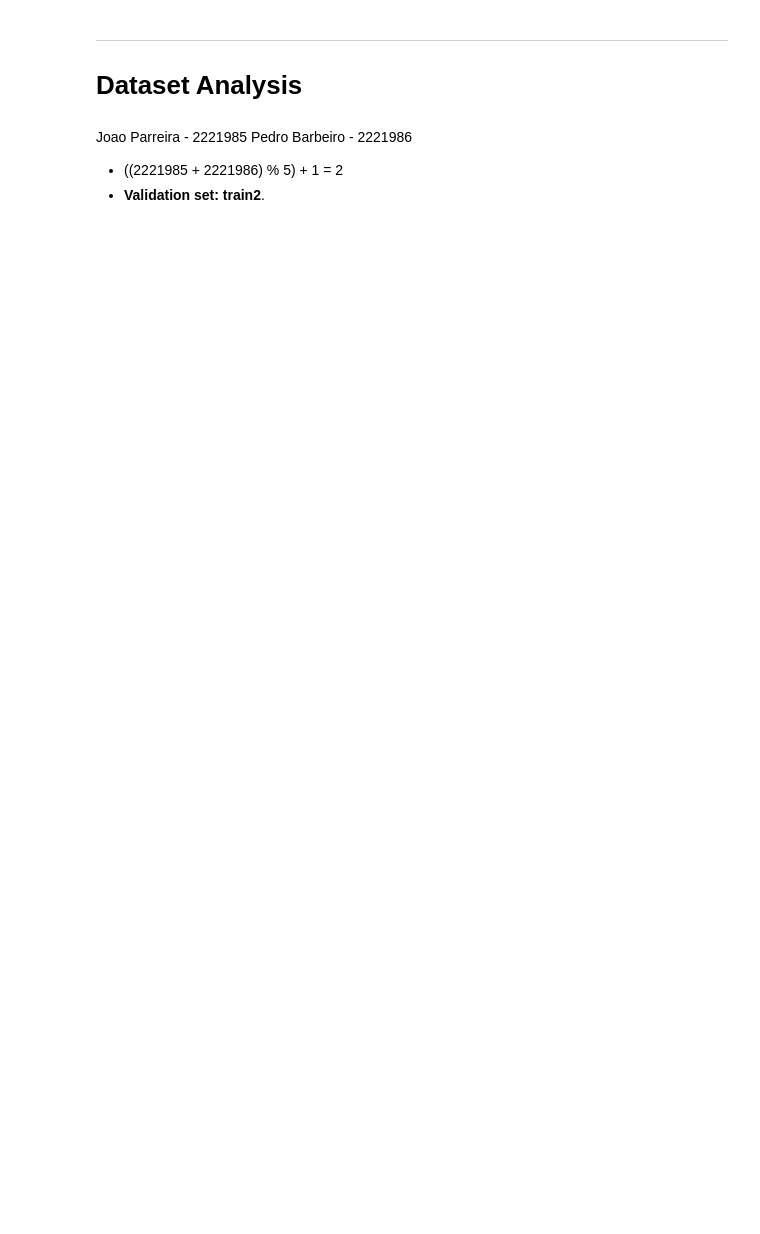
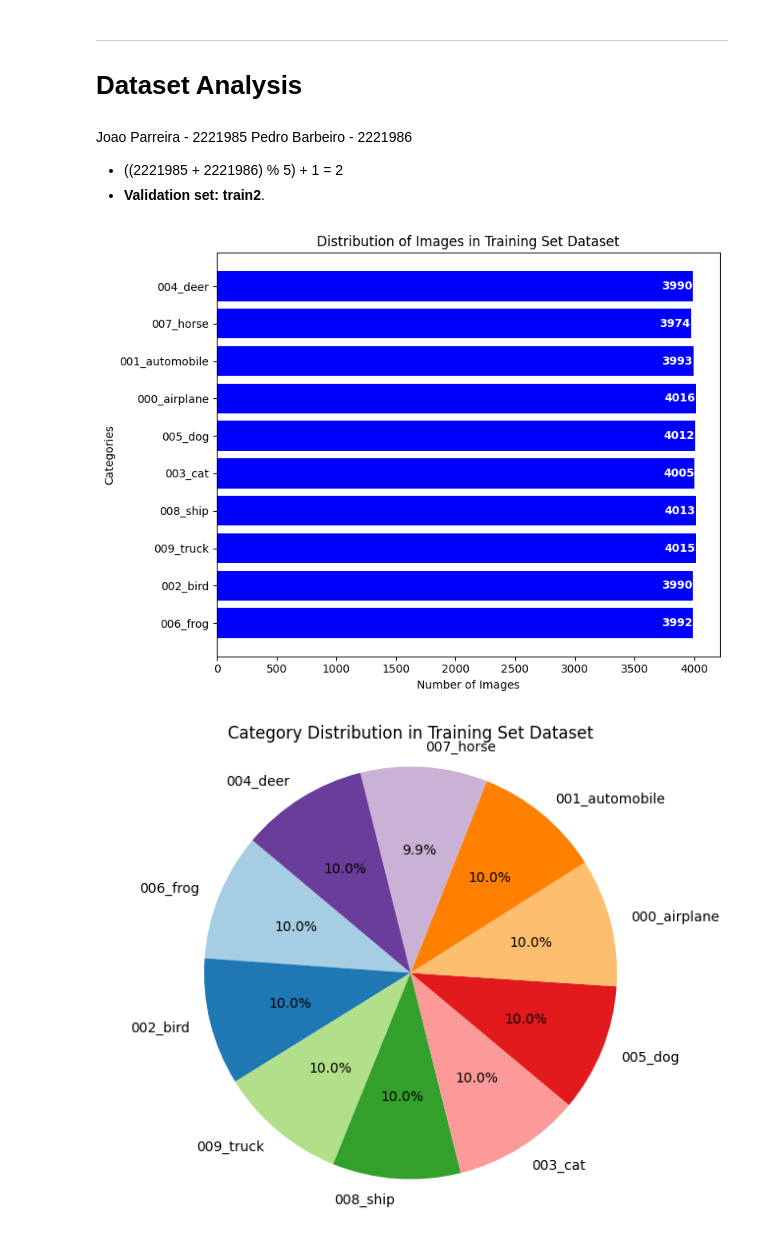
Before and after one commit to JPSParreira/image-classifier, a Jupyter notebook: notebooks/00_dataset_analysis.ipynb, the cells around one changed output. Drawn from its saved outputs; the diff is of its cells as text; code cells hidden in the pictures; blank space fills up the shorter version.

```diff
--- a/notebooks/00_dataset_analysis.ipynb
+++ b/notebooks/00_dataset_analysis.ipynb
@@ -17,32 +17,40 @@ test_dir = '../data/test'
 def count_images_in_categories(directory):
     categories = os.listdir(directory)
     category_counts = {}
     for category in categories:
         category_counts[category] = len(os.listdir(os.path.join(directory, category)))
     return category_counts
 
 train_counts_each_dir = [count_images_in_categories(train_dir) for train_dir in train_dirs]
 validation_counts = count_images_in_categories(validation_dir)
 test_counts = count_images_in_categories(test_dir)
 train_counts = {category: sum([count.get(category, 0) for count in train_counts_each_dir]) for category in train_counts_each_dir[0]}
 
 def plot_statistics(dataset_name, category_counts, color):
     categories = list(category_counts.keys())
     counts = list(category_counts.values())
     num_categories = len(categories)
+
     plt.figure(figsize=(8, 6))
     bars = plt.barh(range(num_categories), counts, color=color, alpha=1)
-
     for bar, count in zip(bars, counts):
         plt.text(bar.get_width() - 5, bar.get_y() + bar.get_height()/2, str(count), va='center', ha='right', color='white', fontweight='bold')
-
     plt.ylabel('Categories')
     plt.xlabel('Number of Images')
     plt.yticks(range(num_categories), categories)
     plt.title(f'Distribution of Images in {dataset_name} Dataset')
     plt.tight_layout()
     plt.show()
 
+    plt.figure(figsize=(8, 6))
+    plt.pie(counts, labels=categories, colors=plt.cm.Paired(range(num_categories)), autopct='%1.1f%%', startangle=140)
+    plt.axis('equal')
+    plt.title(f'Category Distribution in {dataset_name} Dataset')
+    plt.show()
+
 plot_statistics('Training Set', train_counts, 'blue')
 plot_statistics('Validation Set', validation_counts, 'purple')
 plot_statistics('Test Set', test_counts, 'red')
+# %% [output]
+[figure, added]
+[figure, added]
```
Also changed, not shown: parts of 1 cell of this notebook, 4 other files.
